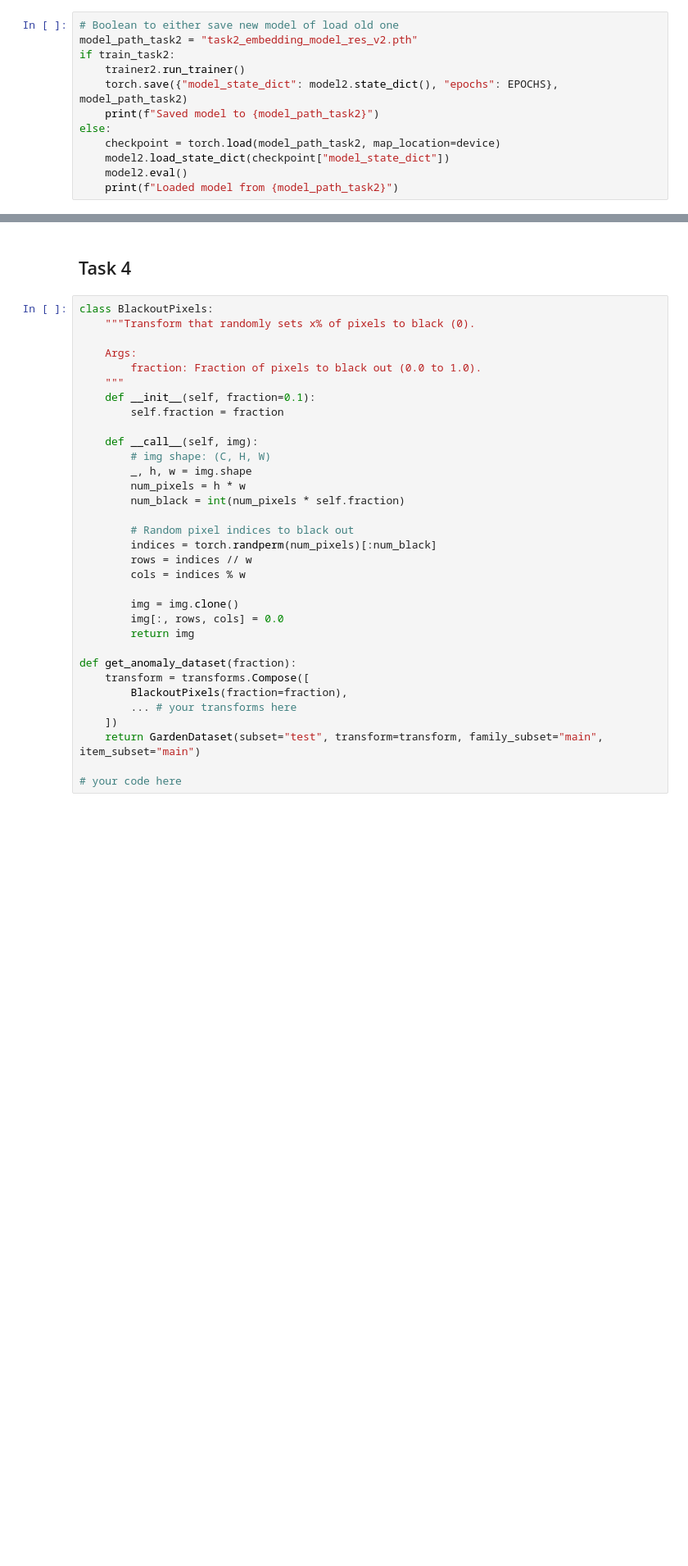
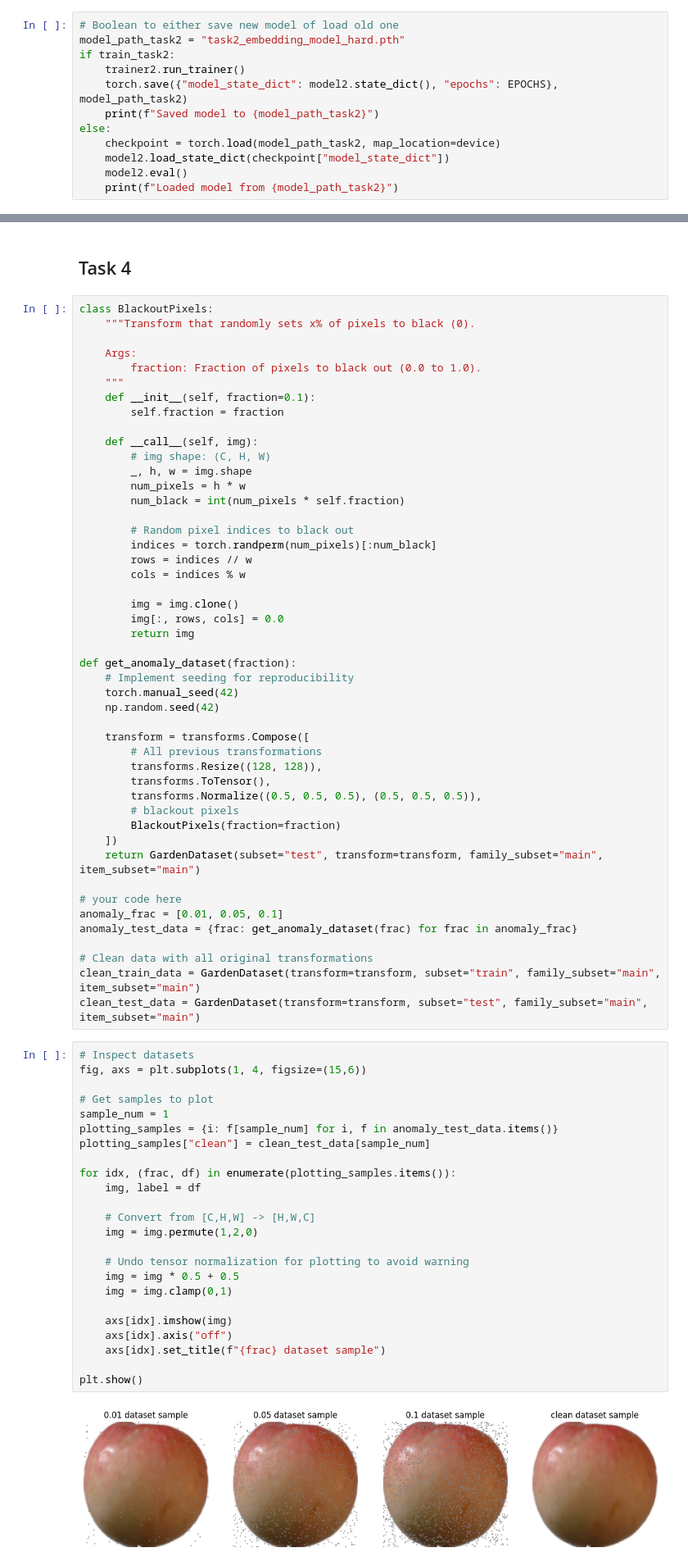
Before and after one commit to alexandruvasu69/2AMM10-Assignment-1, a Jupyter notebook: ass1_changes.ipynb, the cells around one changed output, grey strips where cells are left out. Shown at 82% size. Saved outputs shown, nothing was run; the diff lists cells and outputs as text; blank space fills up the shorter version.

Commit message:
Add Task 3 and 4 changes, add new hard models

```diff
--- a/ass1_changes.ipynb
+++ b/ass1_changes.ipynb
@@ -767,7 +754,7 @@ trainer2 = Trainer(
 )
 # %%
 # Boolean to either save new model of load old one
-model_path_task2 = "task2_embedding_model_res_v2.pth"
+model_path_task2 = "task2_embedding_model_hard.pth"
 if train_task2:
     trainer2.run_trainer()
     torch.save({"model_state_dict": model2.state_dict(), "epochs": EPOCHS}, model_path_task2)
@@ -1190,10 +1171,50 @@ class BlackoutPixels:
         return img
 
 def get_anomaly_dataset(fraction):
+    # Implement seeding for reproducibility
+    torch.manual_seed(42)
+    np.random.seed(42)
+
     transform = transforms.Compose([
-        BlackoutPixels(fraction=fraction),
-        ... # your transforms here
+        # All previous transformations
+        transforms.Resize((128, 128)),
+        transforms.ToTensor(),
+        transforms.Normalize((0.5, 0.5, 0.5), (0.5, 0.5, 0.5)),
+        # blackout pixels
+        BlackoutPixels(fraction=fraction)
     ])
     return GardenDataset(subset="test", transform=transform, family_subset="main", item_subset="main")
 
 # your code here
+anomaly_frac = [0.01, 0.05, 0.1]
+anomaly_test_data = {frac: get_anomaly_dataset(frac) for frac in anomaly_frac}
+
+# Clean data with all original transformations
+clean_train_data = GardenDataset(transform=transform, subset="train", family_subset="main", item_subset="main")
+clean_test_data = GardenDataset(transform=transform, subset="test", family_subset="main", item_subset="main")
+# %%
+# Inspect datasets
+fig, axs = plt.subplots(1, 4, figsize=(15,6))
+
+# Get samples to plot
+sample_num = 1
+plotting_samples = {i: f[sample_num] for i, f in anomaly_test_data.items()}
+plotting_samples["clean"] = clean_test_data[sample_num]
+
+for idx, (frac, df) in enumerate(plotting_samples.items()):
+    img, label = df
+
+    # Convert from [C,H,W] -> [H,W,C]
+    img = img.permute(1,2,0)
+
+    # Undo tensor normalization for plotting to avoid warning
+    img = img * 0.5 + 0.5
+    img = img.clamp(0,1)
+
+    axs[idx].imshow(img)
+    axs[idx].axis("off")
+    axs[idx].set_title(f"{frac} dataset sample")
+
+plt.show()
+# %% [output]
+[figure, added]
```
Also changed, not shown: parts of 39 cells of this notebook, 3 other files.
